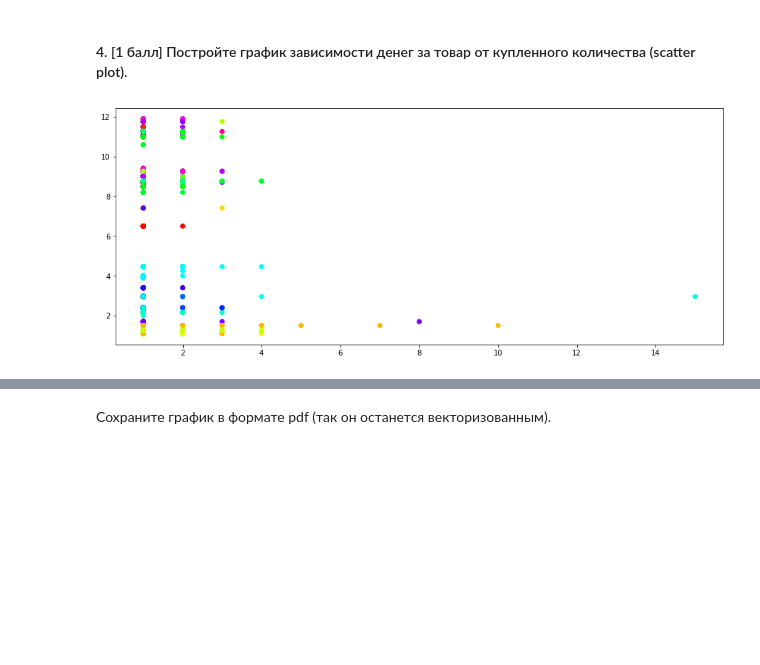
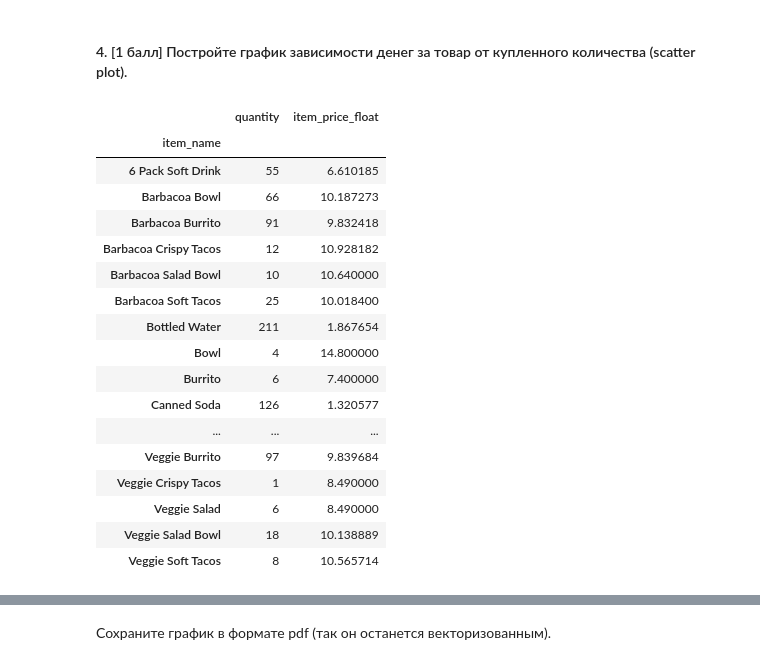
Before and after one commit to hse-mlearn/ha-01-glafiraV, a Jupyter notebook: homework-practice-01.ipynb, the cells around one changed output, grey strips where cells are left out. Cells and saved outputs as stored; diff of their text form; code cells hidden in the pictures; blank space fills up the shorter version.

```diff
--- a/homework-practice-01.ipynb
+++ b/homework-practice-01.ipynb
@@ -396,6 +414,24 @@ idx2name = {idx: item for item, idx in name2idx.items()}
-# %%
-SP = plt.figure(figsize=(15,6))
-sc = plt.scatter(RestrData['quantity'], RestrData['item_price_float'] / RestrData['quantity'], c=[name2idx[x] for x in RestrData['item_name']], cmap='hsv')
-plt.show()
-# %% [output]
-[figure, removed]
+# %%
+quantity_grouped = pd.Series(RestrData.groupby(by="item_name")["quantity"].sum())
+price_grouped = pd.Series(RestrData.groupby(by="item_name")["item_price_float"].mean())
+RestrData_2_4 = pd.concat([quantity_grouped, price_grouped], axis=1, ignore_index= False)
+RestrData_2_4
+# %% [output]
+|  | quantity | item_price_float |
+| item_name |  |  |
+| 6 Pack Soft Drink | 55 | 6.610185 |
+| Barbacoa Bowl | 66 | 10.187273 |
+| Barbacoa Burrito | 91 | 9.832418 |
+| Barbacoa Crispy Tacos | 12 | 10.928182 |
+| Barbacoa Salad Bowl | 10 | 10.640000 |
+| Barbacoa Soft Tacos | 25 | 10.018400 |
+| Bottled Water | 211 | 1.867654 |
+| Bowl | 4 | 14.800000 |
+| Burrito | 6 | 7.400000 |
+| Canned Soda | 126 | 1.320577 |
+| ... | ... | ... |
+| Veggie Burrito | 97 | 9.839684 |
+| Veggie Crispy Tacos | 1 | 8.490000 |
+| Veggie Salad | 6 | 8.490000 |
+| Veggie Salad Bowl | 18 | 10.138889 |
+| Veggie Soft Tacos | 8 | 10.565714 |
```
Also changed, not shown: parts of 7 cells of this notebook.
